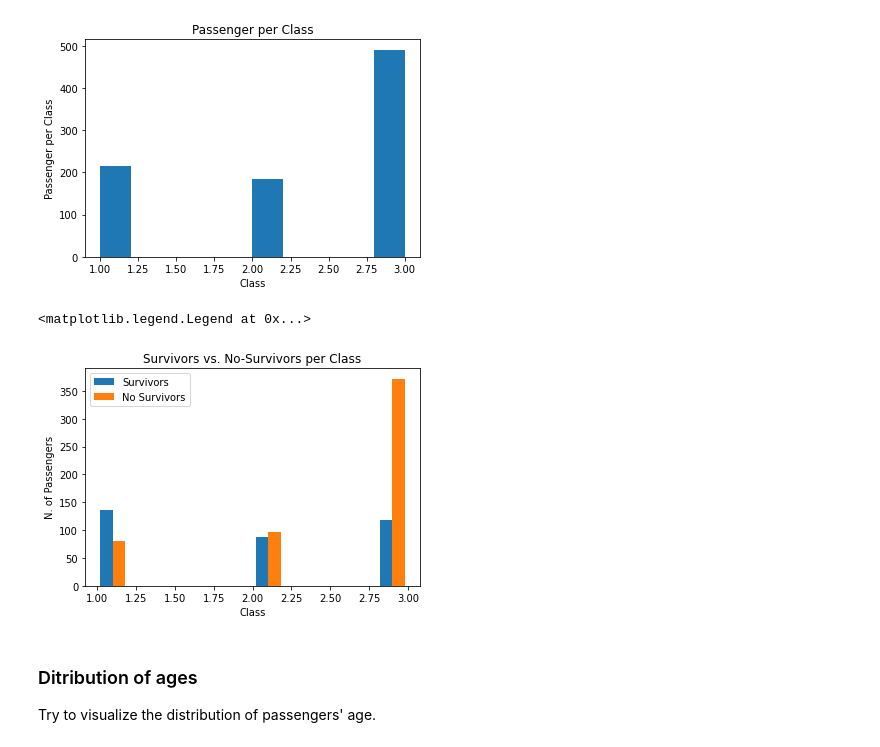
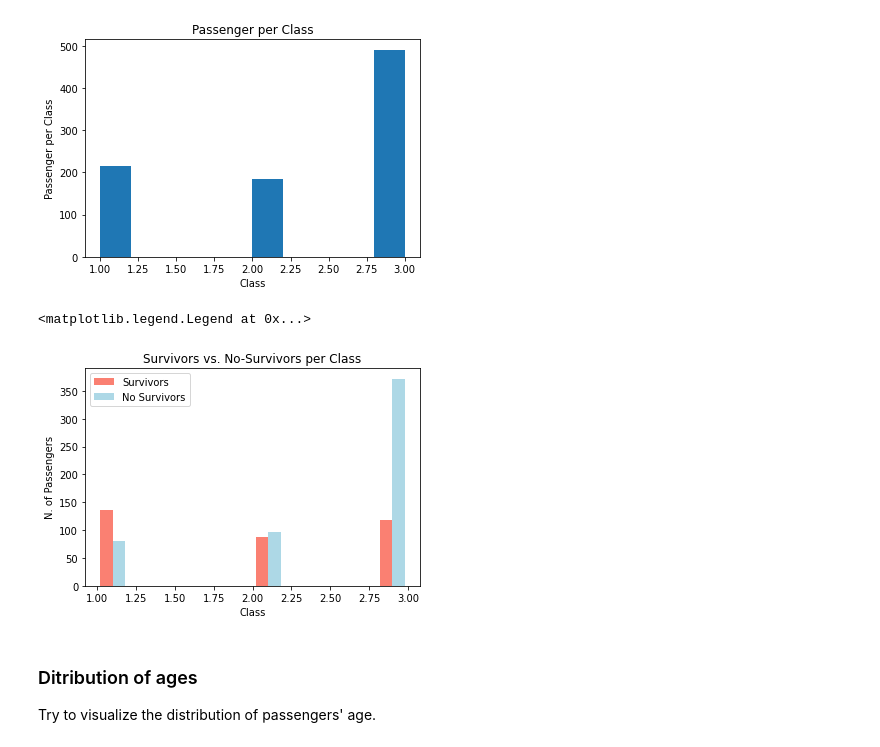
Before and after one commit to LapoDini/Titanic-Kaggle-Competiton, a Jupyter notebook: titanic-competition.ipynb, the cells around one changed output. Cells and saved outputs as stored; diff of their text form; code cells hidden in the pictures.

```diff
--- a/titanic-competition.ipynb
+++ b/titanic-competition.ipynb
@@ -130,15 +130,15 @@ Text(0, 0.5, 'Passenger per Class')
 # %%
 survivors = train["Pclass"][train.Survived == 1]
 nosurvivors = train["Pclass"][train.Survived == 0]
 
-plt.hist([survivors, nosurvivors], label=["Survivor", "No Survivor"]);
+plt.hist([survivors, nosurvivors], label=["Survivor", "No Survivor"], color = ["salmon", "lightblue"]);
 plt.xlabel("Class")
 plt.ylabel("N. of Passengers")
 plt.title("Survivors vs. No-Survivors per Class")
 plt.legend(["Survivors", "No Survivors"])
 # %% [output]
 <matplotlib.legend.Legend at 0x...>
-[figure, old version]
+[figure, new version]
 # %% [markdown]
 ### Ditribution of ages
 
```
Also changed, not shown: parts of 2 cells of this notebook.
